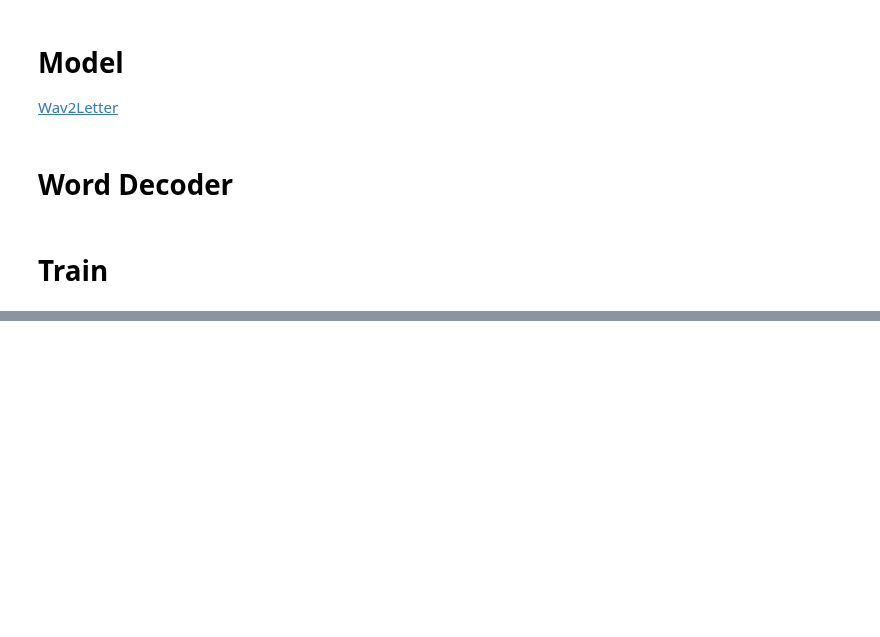
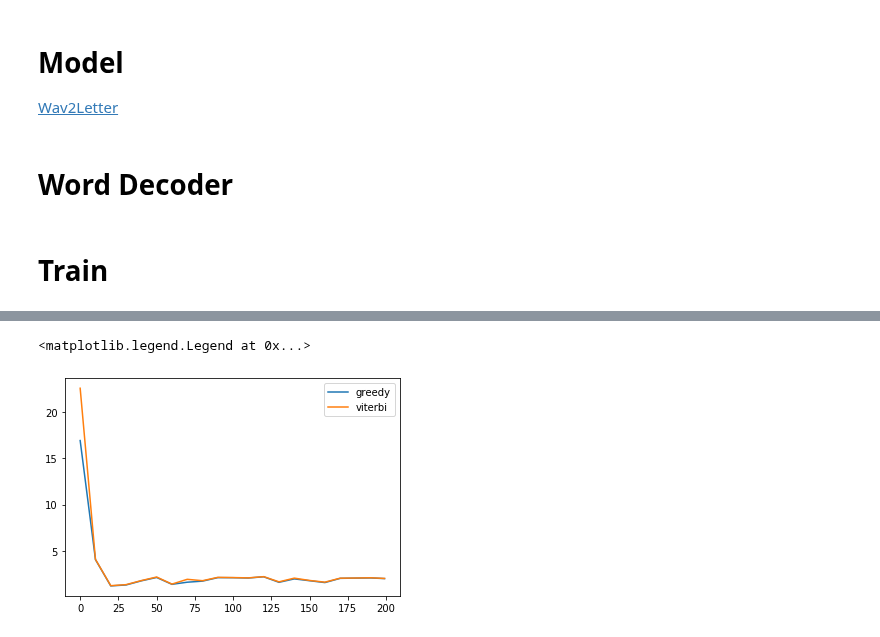
Before and after one commit to vincentqb/audio-tutorial, a Jupyter notebook: PipelineTrain.ipynb, the cells around one changed output, grey strips where cells are left out. Drawn from its saved outputs; the diff is of its cells as text; code cells hidden in the pictures; blank space fills up the shorter version.

```diff
--- a/PipelineTrain.ipynb
+++ b/PipelineTrain.ipynb
@@ -1147,3 +1302,12 @@ plt.legend()
+# %%
+plt.plot(history_validation["epoch"],
+         history_validation["greedy_normalized_wer"], label="greedy")
+plt.plot(history_validation["epoch"],
+         history_validation["viterbi_normalized_wer"], label="viterbi")
+plt.legend()
+# %% [output]
+<matplotlib.legend.Legend at 0x...>
+[figure, added]
 # %%
 plt.plot(history_validation["epoch"],
          history_validation["greedy_wer_normalized"], label="greedy")
```
Also changed, not shown: parts of 20 cells of this notebook.
